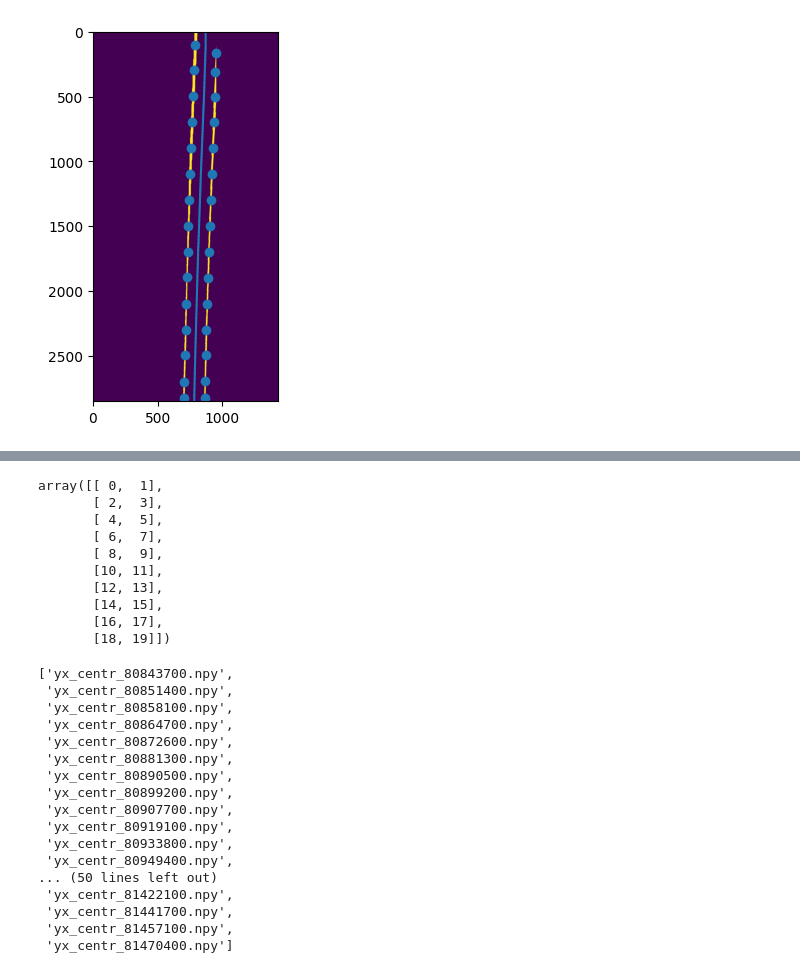
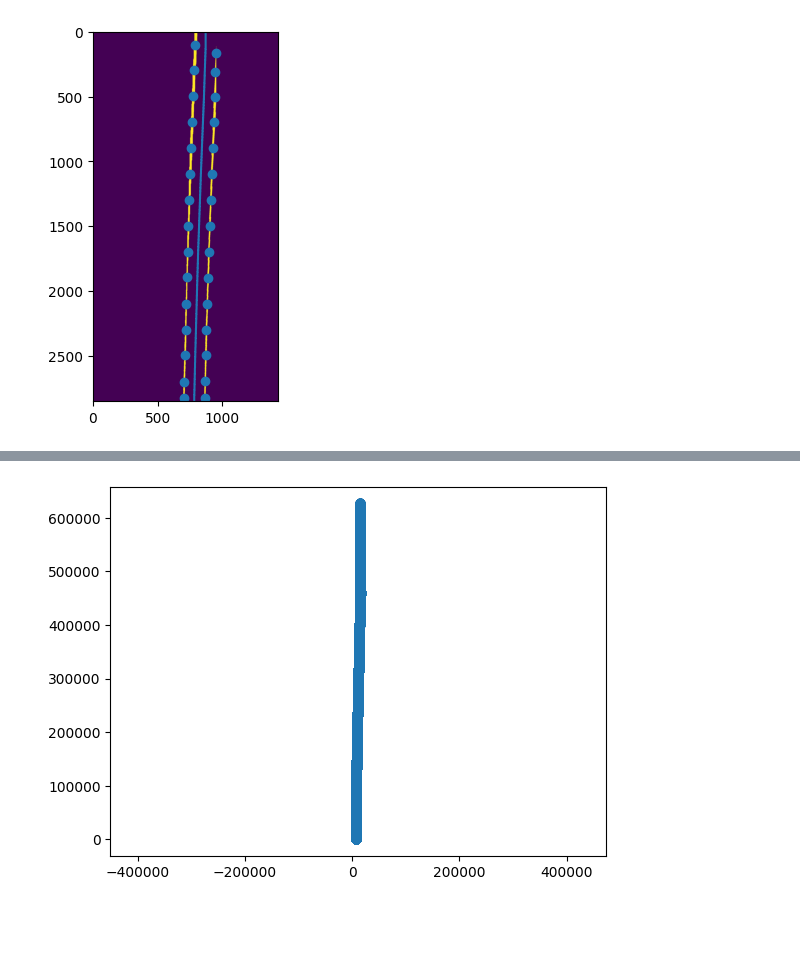
Before and after one commit to Andrudewt/perspective, a Jupyter notebook: proc_1.ipynb, the cells around one changed output, grey strips where cells are left out. Saved outputs shown, nothing was run; the diff lists cells and outputs as text; code cells hidden in the pictures; blank space fills up the shorter version.

```diff
--- a/proc_1.ipynb
+++ b/proc_1.ipynb
@@ -262,39 +179,6 @@ array([[ 0,  1],
-# %%
-a
-# %% [output]
-array([[ 0,  1],
-       [ 2,  3],
-       [ 4,  5],
-       [ 6,  7],
-       [ 8,  9],
-       [10, 11],
-       [12, 13],
-       [14, 15],
-       [16, 17],
-       [18, 19]])
-# %%
-# загрузка обзор
-
-src = r'./data/centrs'
-
-f_nms = [f for f in os.listdir(src) if f.endswith('.npy')]
-
-for f in f_nms:
-# %% [output]
-['yx_centr_80843700.npy',
- 'yx_centr_80851400.npy',
- 'yx_centr_80858100.npy',
- 'yx_centr_80864700.npy',
- 'yx_centr_80872600.npy',
- 'yx_centr_80881300.npy',
- 'yx_centr_80890500.npy',
- 'yx_centr_80899200.npy',
- 'yx_centr_80907700.npy',
- 'yx_centr_80919100.npy',
- 'yx_centr_80933800.npy',
- 'yx_centr_80949400.npy',
-... (50 lines left out)
- 'yx_centr_81422100.npy',
- 'yx_centr_81441700.npy',
- 'yx_centr_81457100.npy',
- 'yx_centr_81470400.npy']
+# %%
+plt.scatter(Array[:, 1], Array[:, 0])
+plt.axis('equal')
+plt.show()
+# %% [output]
+[figure, added]
```
Also changed, not shown: parts of 9 cells of this notebook.
